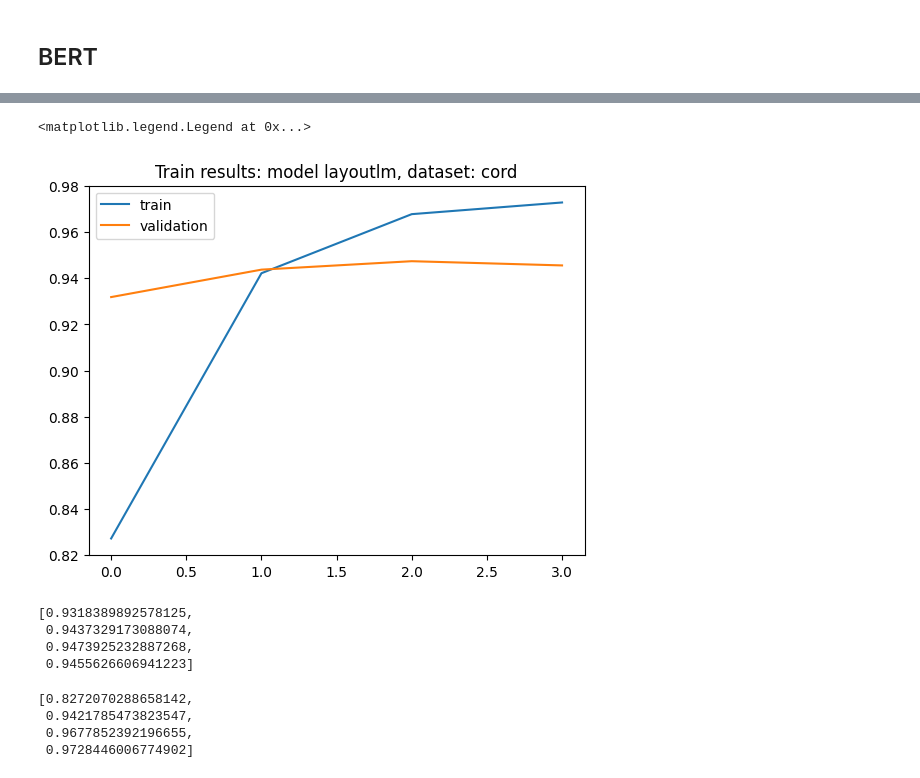
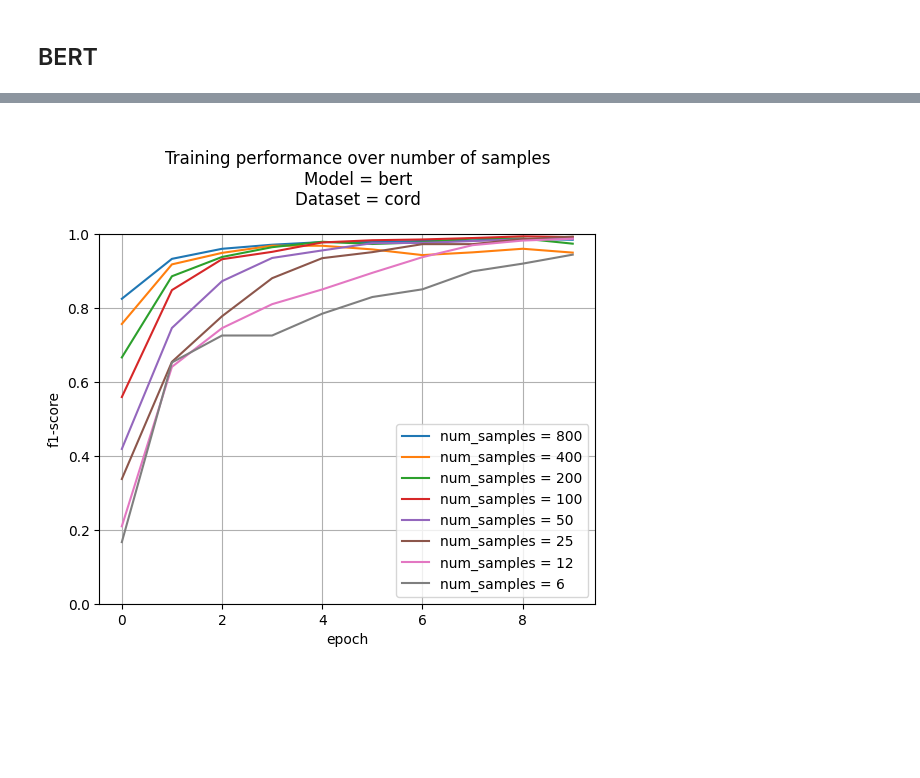
Before and after one commit to peulsilva/few-shot-learning-transformers, a Jupyter notebook: notebooks/few-shot-learning/01-performance_decay.ipynb, the cells around one changed output, grey strips where cells are left out. Drawn from its saved outputs; the diff is of its cells as text; code cells hidden in the pictures; blank space fills up the shorter version.

Commit message:
add performance decay study

```diff
--- a/notebooks/few-shot-learning/01-performance_decay.ipynb
+++ b/notebooks/few-shot-learning/01-performance_decay.ipynb
@@ -147,26 +169,22 @@ KeyboardInterrupt:
-# %%
-plt.plot(trainer.history['train-f1'],
-         label = "train")
-plt.plot(trainer.history['validation-f1'],
-         label = "validation")
-
-plt.title(f"Train results: model {model_name}, dataset: {dataset_name}")
-
-plt.legend()
-# %% [output]
-<matplotlib.legend.Legend at 0x...>
-[figure, removed]
-# %%
-trainer.history['validation-f1']
-# %% [output]
-[0.9318389892578125,
- 0.9437329173088074,
- 0.9473925232887268,
- 0.9455626606941223]
-# %%
-trainer.history['train-f1']
-# %% [output]
-[0.8272070288658142,
- 0.9421785473823547,
- 0.9677852392196655,
- 0.9728446006774902]
+# %%
+for k in history.keys():
+    data = history[k]['train-f1']
+    plt.plot(
+        data,
+        label = f"num_samples = {k}"
+    )
+
+plt.title(f'''
+    Training performance over number of samples
+    Model = {trainer.model_name}
+    Dataset = {dataset_name}
+''')
+
+plt.xlabel("epoch")
+plt.ylabel("f1-score")
+plt.ylim([0,1])
+plt.grid()
+plt.legend()
+plt.show()
+# %% [output]
+[figure, added]
```
Also changed, not shown: parts of 11 cells of this notebook.
